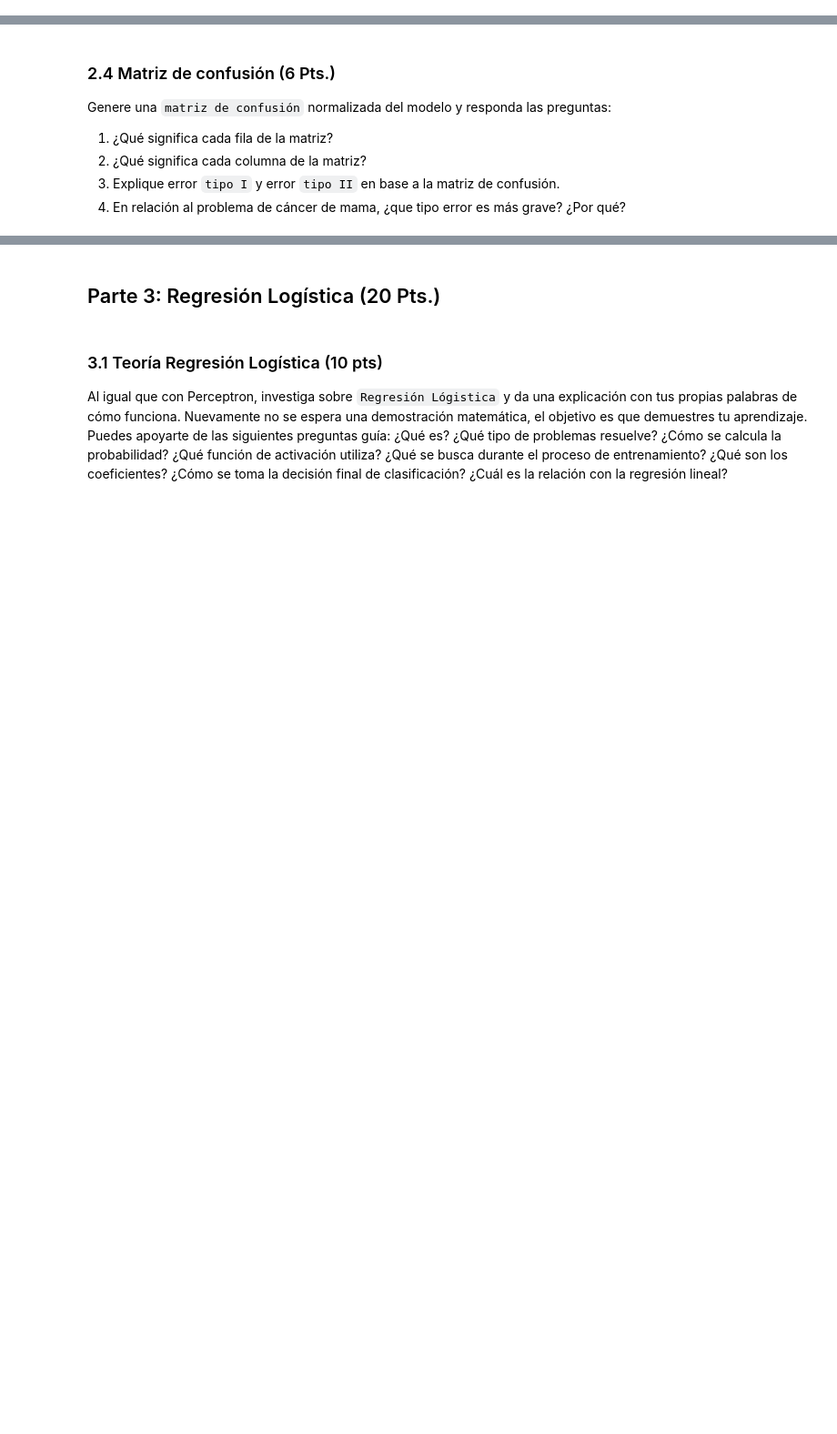
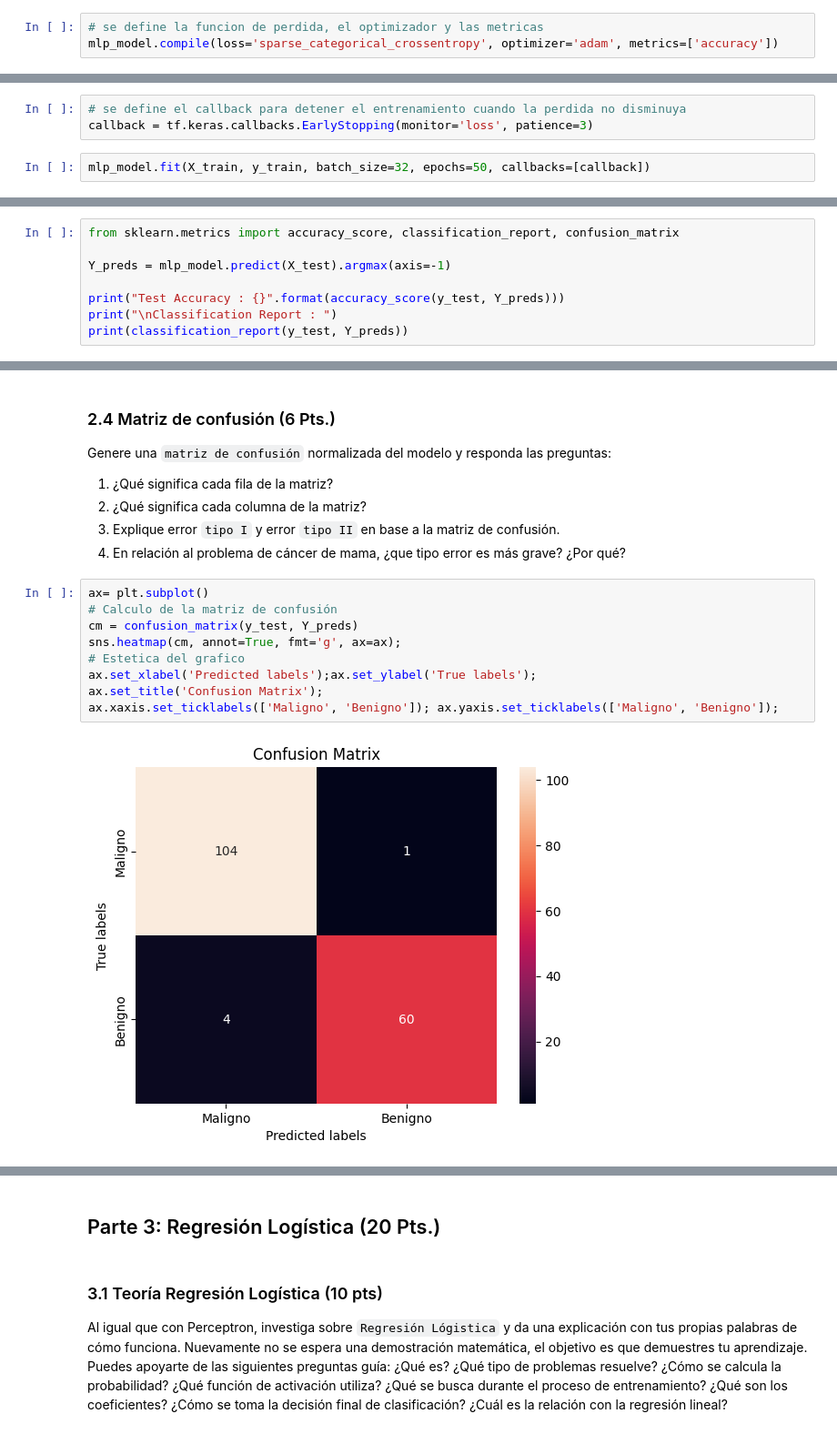
Before and after one commit to gabiacuna/IIC2433, a Jupyter notebook: tareas/T4-2.ipynb, the cells around one changed output, grey strips where cells are left out. Shown at 91% size. Drawn from its saved outputs; the diff is of its cells as text; blank space fills up the shorter version.

```diff
--- a/tareas/T4-2.ipynb
+++ b/tareas/T4-2.ipynb
@@ -139,0 +372,3 @@ Entrene un clasificador de MLP con los datos de `entrenamiento`. Tienes libertad
+# %%
+# se define la funcion de perdida, el optimizador y las metricas
+mlp_model.compile(loss='sparse_categorical_crossentropy', optimizer='adam', metrics=['accuracy'])
@@ -139,0 +377,5 @@ Entrene un clasificador de MLP con los datos de `entrenamiento`. Tienes libertad
+# %%
+# se define el callback para detener el entrenamiento cuando la perdida no disminuya
+callback = tf.keras.callbacks.EarlyStopping(monitor='loss', patience=3)
+# %%
+mlp_model.fit(X_train, y_train, batch_size=32, epochs=50, callbacks=[callback])
@@ -140,3 +403,11 @@ Entrene un clasificador de MLP con los datos de `entrenamiento`. Tienes libertad
 # %% [markdown]
 ### 2.3 Evaluar el modelo (2 Pts.)
 Evalúe el modelo con los datos de `testing` y calcule `accuracy`, `precision`, `recall` y `f1-score`. Puedes apoyarte de un reporte de clasificación. Comenta todos los resultados y explica qué significan 👀.
+# %%
+from sklearn.metrics import accuracy_score, classification_report, confusion_matrix
+
+Y_preds = mlp_model.predict(X_test).argmax(axis=-1)
+
+print("Test Accuracy : {}".format(accuracy_score(y_test, Y_preds)))
+print("\nClassification Report : ")
+print(classification_report(y_test, Y_preds))
@@ -147,3 +451,14 @@ Genere una `matriz de confusión` normalizada del modelo y responda las pregunta
 2. ¿Qué significa cada columna de la matriz?
 3. Explique error `tipo I` y error `tipo II` en base a la matriz de confusión.
 4. En relación al problema de cáncer de mama, ¿que tipo error es más grave? ¿Por qué?
+# %%
+ax= plt.subplot()
+# Calculo de la matriz de confusión
+cm = confusion_matrix(y_test, Y_preds)
+sns.heatmap(cm, annot=True, fmt='g', ax=ax);
+# Estetica del grafico
+ax.set_xlabel('Predicted labels');ax.set_ylabel('True labels');
+ax.set_title('Confusion Matrix');
+ax.xaxis.set_ticklabels(['Maligno', 'Benigno']); ax.yaxis.set_ticklabels(['Maligno', 'Benigno']);
+# %% [output]
+[figure, added]
```
Also changed, not shown: parts of 51 cells of this notebook.
